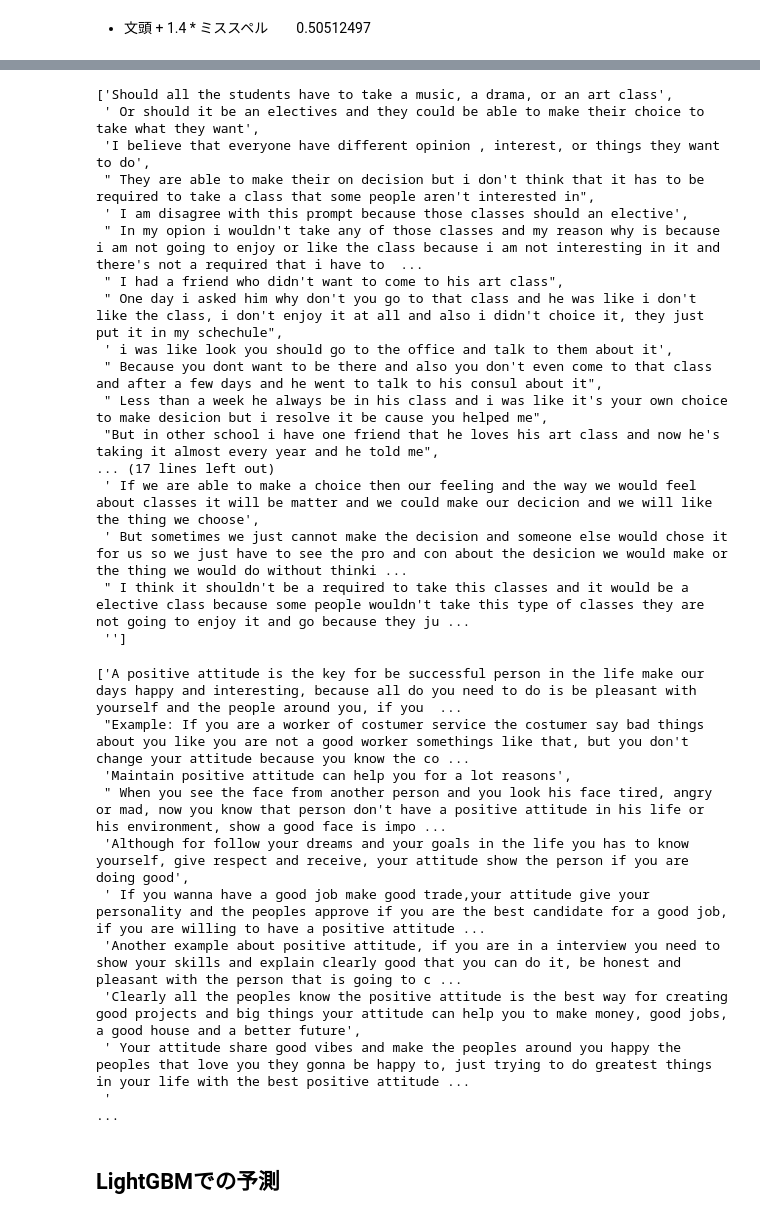
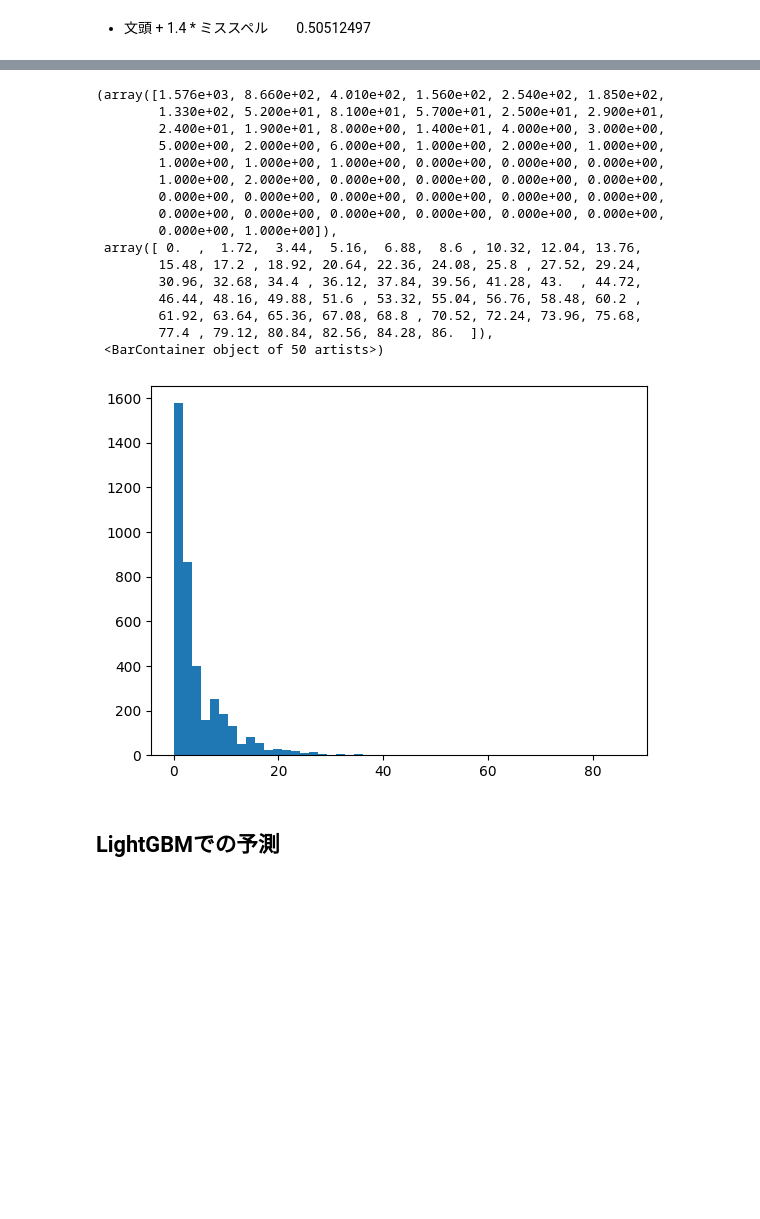
Before and after one commit to fuyu-quant/kaggle-Feedback-English-Language-Learning, a Jupyter notebook: ipynb/conventions.ipynb, the cells around one changed output, grey strips where cells are left out. Saved outputs shown, nothing was run; the diff lists cells and outputs as text; code cells hidden in the pictures; blank space fills up the shorter version.

```diff
--- a/ipynb/conventions.ipynb
+++ b/ipynb/conventions.ipynb
@@ -74,3 +50,0 @@ new_text
-# %%
-text_words = new_text.split()
-print(text_words)
@@ -248,6 +113,0 @@ Name: miss_count, dtype: float64
-# %%
-miss_count = np.array(miss_count)
-col_list = ['cohesion', 'syntax', 'vocabulary','phraseology', 'grammar', 'conventions']
-for i in col_list:
-    conv = df[i].to_numpy()
-    print(np.corrcoef(miss_count, conv))
@@ -484,6 +177,0 @@ Name: bos_count, dtype: float64
-# %%
-bos_count = np.array(bos_count)
-col_list = ['cohesion', 'syntax', 'vocabulary','phraseology', 'grammar', 'conventions']
-for i in col_list:
-    col = df[i].to_numpy()
-    print(np.corrcoef(bos_count, col))
@@ -561,4 +226,6 @@ df['bos_count'] = bos_count
 df['word_count'] = num_words
 df['miss_rate'] = df['miss_count']/df['word_count']
 df['bos_rate'] = df['bos_count']/df['word_count']
+df['log_miss_rate'] = np.log(df['miss_rate'] + 1)
+df['log_bos_rate'] = np.log(df['bos_rate'] + 1)
 # %%
@@ -653,44 +327,24 @@ text[16]
-# %%
-a = text[49].replace('\n', '')
-a = a.replace('\r', '')
-# コロン，?,!で区切る
-a = re.split('[.?!]', a)
-a
-# %% [output]
-['Should all the students have to take a music, a drama, or an art class',
- ' Or should it be an electives and they could be able to make their choice to take what they want',
- 'I believe that everyone have different opinion , interest, or things they want to do',
- " They are able to make their on decision but i don't think that it has to be required to take a class that some people aren't interested in",
- ' I am disagree with this prompt because those classes should an elective',
- " In my opion i wouldn't take any of those classes and my reason why is because i am not going to enjoy or like the class because i am not interesting in it and there's not a required that i have to  ...
- " I had a friend who didn't want to come to his art class",
- " One day i asked him why don't you go to that class and he was like i don't like the class, i don't enjoy it at all and also i didn't choice it, they just put it in my schechule",
- ' i was like look you should go to the office and talk to them about it',
- " Because you dont want to be there and also you don't even come to that class and after a few days and he went to talk to his consul about it",
- " Less than a week he always be in his class and i was like it's your own choice to make desicion but i resolve it be cause you helped me",
- "But in other school i have one friend that he loves his art class and now he's taking it almost every year and he told me",
-... (17 lines left out)
- ' If we are able to make a choice then our feeling and the way we would feel about classes it will be matter and we could make our decicion and we will like the thing we choose',
- ' But sometimes we just cannot make the decision and someone else would chose it for us so we just have to see the pro and con about the desicion we would make or the thing we would do without thinki ...
- " I think it shouldn't be a required to take this classes and it would be a elective class because some people wouldn't take this type of classes they are not going to enjoy it and go because they ju ...
- '']
-# %%
-a = text[16].replace('\n', '')
-a = a.replace('\r', '')
-# コロン，?,!で区切る
-a = re.split('[.?!]', a)
-a
-# %% [output]
-['A positive attitude is the key for be successful person in the life make our days happy and interesting, because all do you need to do is be pleasant with yourself and the people around you, if you  ...
- "Example: If you are a worker of costumer service the costumer say bad things about you like you are not a good worker somethings like that, but you don't change your attitude because you know the co ...
- 'Maintain positive attitude can help you for a lot reasons',
- " When you see the face from another person and you look his face tired, angry or mad, now you know that person don't have a positive attitude in his life or his environment, show a good face is impo ...
- 'Although for follow your dreams and your goals in the life you has to know yourself, give respect and receive, your attitude show the person if you are doing good',
- ' If you wanna have a good job make good trade,your attitude give your personality and the peoples approve if you are the best candidate for a good job, if you are willing to have a positive attitude ...
- 'Another example about positive attitude, if you are in a interview you need to show your skills and explain clearly good that you can do it, be honest and pleasant with the person that is going to c ...
- 'Clearly all the peoples know the positive attitude is the best way for creating good projects and big things your attitude can help you to make money, good jobs, a good house and a better future',
- ' Your attitude share good vibes and make the peoples around you happy the peoples that love you they gonna be happy to, just trying to do greatest things in your life with the best positive attitude ...
- '                                                                                                                                                                                                       ...
+# %%
+x = df['miss_count']
+plt.hist(x, bins=50)
+# %% [output]
+(array([1.576e+03, 8.660e+02, 4.010e+02, 1.560e+02, 2.540e+02, 1.850e+02,
+        1.330e+02, 5.200e+01, 8.100e+01, 5.700e+01, 2.500e+01, 2.900e+01,
+        2.400e+01, 1.900e+01, 8.000e+00, 1.400e+01, 4.000e+00, 3.000e+00,
+        5.000e+00, 2.000e+00, 6.000e+00, 1.000e+00, 2.000e+00, 1.000e+00,
+        1.000e+00, 1.000e+00, 1.000e+00, 0.000e+00, 0.000e+00, 0.000e+00,
+        1.000e+00, 2.000e+00, 0.000e+00, 0.000e+00, 0.000e+00, 0.000e+00,
+        0.000e+00, 0.000e+00, 0.000e+00, 0.000e+00, 0.000e+00, 0.000e+00,
+        0.000e+00, 0.000e+00, 0.000e+00, 0.000e+00, 0.000e+00, 0.000e+00,
+        0.000e+00, 1.000e+00]),
+ array([ 0.  ,  1.72,  3.44,  5.16,  6.88,  8.6 , 10.32, 12.04, 13.76,
+        15.48, 17.2 , 18.92, 20.64, 22.36, 24.08, 25.8 , 27.52, 29.24,
+        30.96, 32.68, 34.4 , 36.12, 37.84, 39.56, 41.28, 43.  , 44.72,
+        46.44, 48.16, 49.88, 51.6 , 53.32, 55.04, 56.76, 58.48, 60.2 ,
+        61.92, 63.64, 65.36, 67.08, 68.8 , 70.52, 72.24, 73.96, 75.68,
+        77.4 , 79.12, 80.84, 82.56, 84.28, 86.  ]),
+ <BarContainer object of 50 artists>)
+[figure, added]
 # %% [markdown]
 ## LightGBMでの予測
 # %%
```
Also changed, not shown: parts of 55 cells of this notebook.
